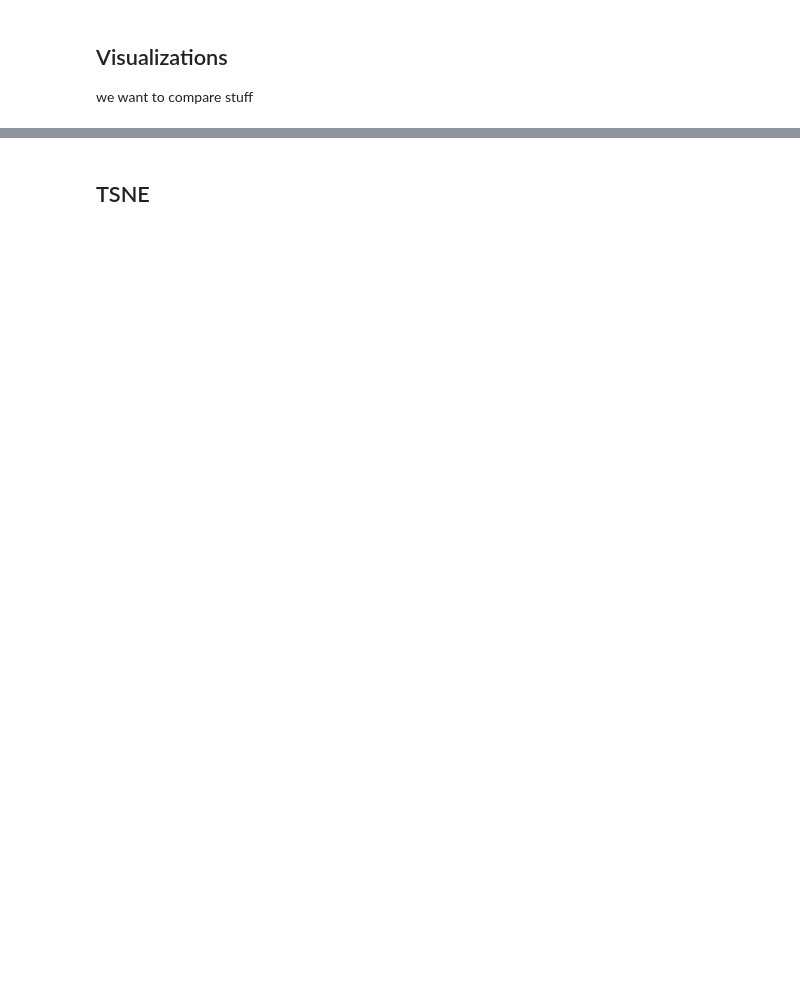
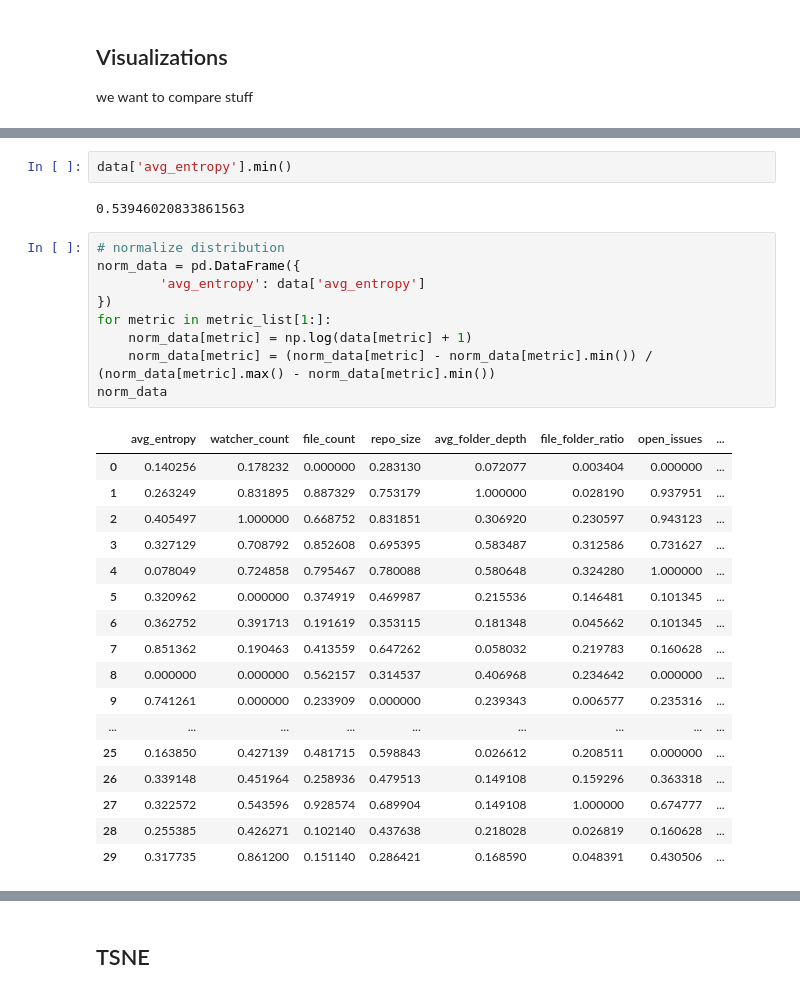
Before and after one commit to mbornstein/GithubRepoClassification, a Jupyter notebook: notebooks/Data Visualization.ipynb, the cells around one changed output, grey strips where cells are left out. Drawn from its saved outputs; the diff is of its cells as text; blank space fills up the shorter version.

```diff
--- a/notebooks/Data Visualization.ipynb
+++ b/notebooks/Data Visualization.ipynb
@@ -64,0 +88,31 @@ sbn.pairplot(data)
+# %%
+data['avg_entropy'].min()
+# %% [output]
+0.53946020833861563
+# %%
+# normalize distribution
+norm_data = pd.DataFrame({
+        'avg_entropy': data['avg_entropy']
+})
+for metric in metric_list[1:]:
+    norm_data[metric] = np.log(data[metric] + 1)
+    norm_data[metric] = (norm_data[metric] - norm_data[metric].min()) / (norm_data[metric].max() - norm_data[metric].min())
+norm_data
+# %% [output]
+|  | avg_entropy | watcher_count | file_count | repo_size | avg_folder_depth | file_folder_ratio | open_issues | ... |
+| 0 | 0.140256 | 0.178232 | 0.000000 | 0.283130 | 0.072077 | 0.003404 | 0.000000 | ... |
+| 1 | 0.263249 | 0.831895 | 0.887329 | 0.753179 | 1.000000 | 0.028190 | 0.937951 | ... |
+| 2 | 0.405497 | 1.000000 | 0.668752 | 0.831851 | 0.306920 | 0.230597 | 0.943123 | ... |
+| 3 | 0.327129 | 0.708792 | 0.852608 | 0.695395 | 0.583487 | 0.312586 | 0.731627 | ... |
+| 4 | 0.078049 | 0.724858 | 0.795467 | 0.780088 | 0.580648 | 0.324280 | 1.000000 | ... |
+| 5 | 0.320962 | 0.000000 | 0.374919 | 0.469987 | 0.215536 | 0.146481 | 0.101345 | ... |
+| 6 | 0.362752 | 0.391713 | 0.191619 | 0.353115 | 0.181348 | 0.045662 | 0.101345 | ... |
+| 7 | 0.851362 | 0.190463 | 0.413559 | 0.647262 | 0.058032 | 0.219783 | 0.160628 | ... |
+| 8 | 0.000000 | 0.000000 | 0.562157 | 0.314537 | 0.406968 | 0.234642 | 0.000000 | ... |
+| 9 | 0.741261 | 0.000000 | 0.233909 | 0.000000 | 0.239343 | 0.006577 | 0.235316 | ... |
+| ... | ... | ... | ... | ... | ... | ... | ... | ... |
+| 25 | 0.163850 | 0.427139 | 0.481715 | 0.598843 | 0.026612 | 0.208511 | 0.000000 | ... |
+| 26 | 0.339148 | 0.451964 | 0.258936 | 0.479513 | 0.149108 | 0.159296 | 0.363318 | ... |
+| 27 | 0.322572 | 0.543596 | 0.928574 | 0.689904 | 0.149108 | 1.000000 | 0.674777 | ... |
+| 28 | 0.255385 | 0.426271 | 0.102140 | 0.437638 | 0.218028 | 0.026819 | 0.160628 | ... |
+| 29 | 0.317735 | 0.861200 | 0.151140 | 0.286421 | 0.168590 | 0.048391 | 0.430506 | ... |
```
Also changed, not shown: parts of 7 cells of this notebook.
